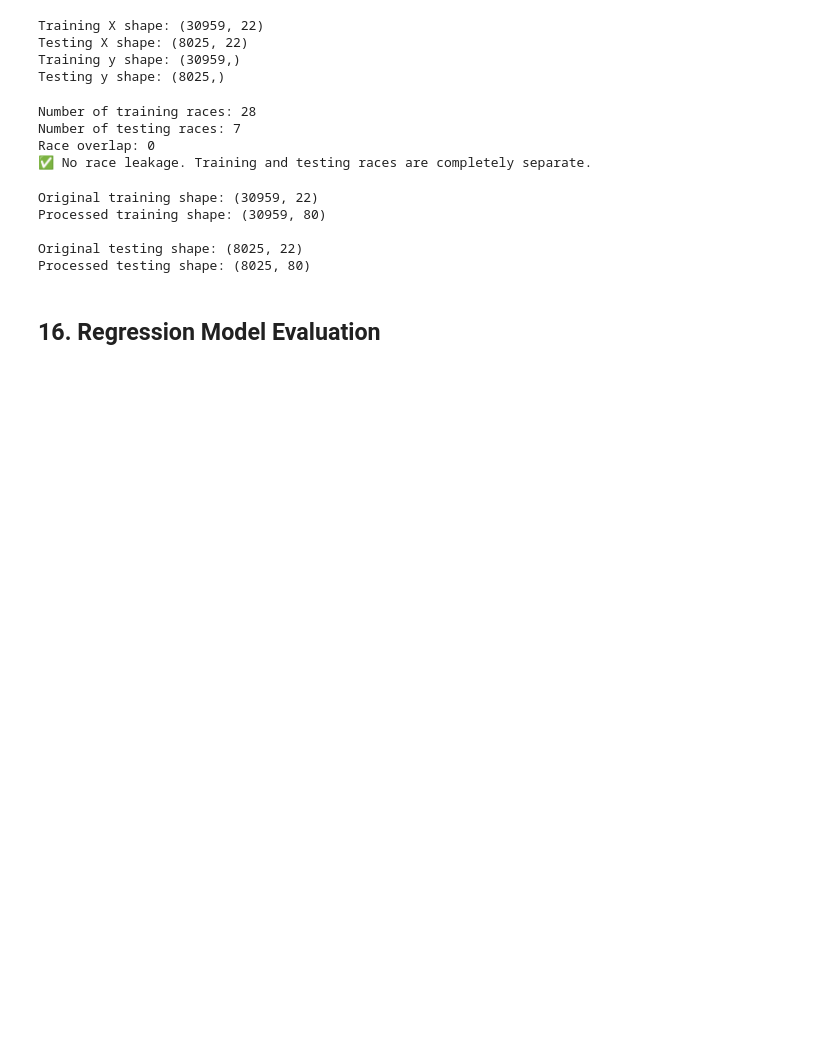
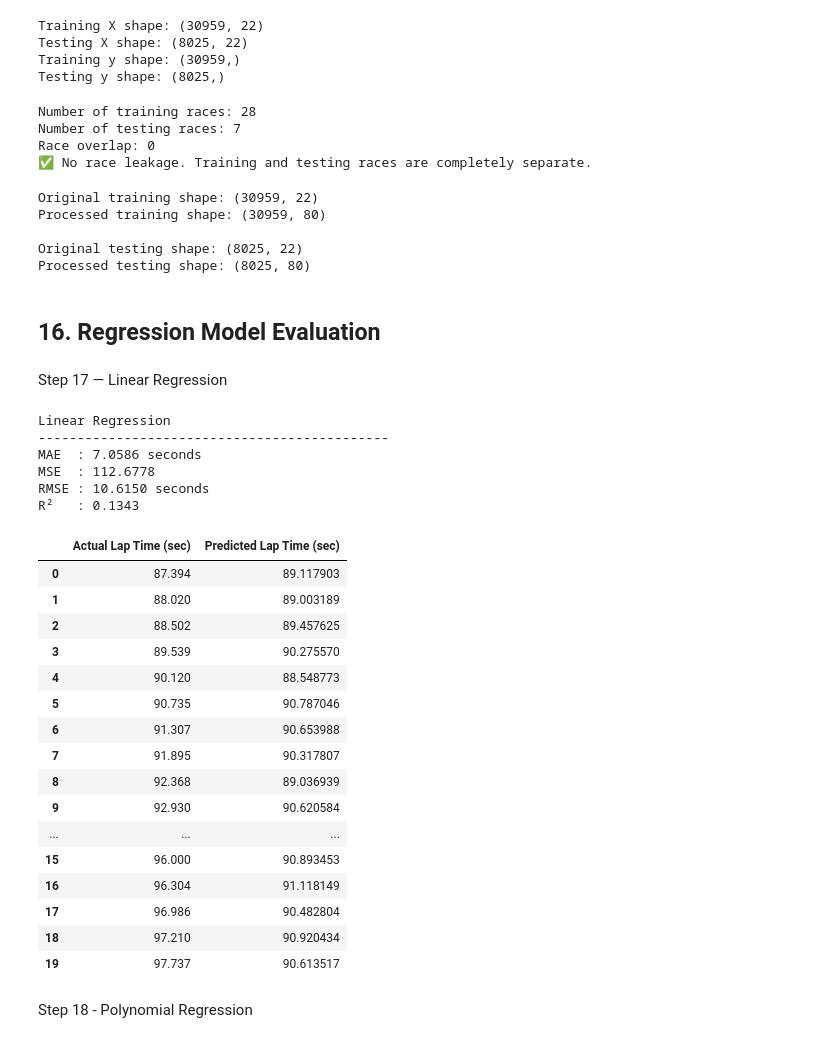
Before and after one commit to TejhashwiniCB/23CSE301-ML-Capstone, a Jupyter notebook: notebooks/regression.ipynb, the cells around one changed output. Cells and saved outputs as stored; diff of their text form; code cells hidden in the pictures; blank space fills up the shorter version.

```diff
--- a/notebooks/regression.ipynb
+++ b/notebooks/regression.ipynb
@@ -704,3 +704,48 @@ def evaluate_model(name, model):
     print(f"R²   : {r2:.4f}")
 
     return model, y_pred
+# %% [markdown]
+Step 17 — Linear Regression
+# %%
+from sklearn.linear_model import LinearRegression
+
+linear_model = LinearRegression()
+
+linear_model, y_pred_linear = evaluate_model(
+    "Linear Regression",
+    linear_model
+)
+# %% [output]
+Linear Regression
+---------------------------------------------
+MAE  : 7.0586 seconds
+MSE  : 112.6778
+RMSE : 10.6150 seconds
+R²   : 0.1343
+# %%
+prediction_comparison = pd.DataFrame({
+    "Actual Lap Time (sec)": y_test.values,
+    "Predicted Lap Time (sec)": y_pred_linear
+})
+
+display(prediction_comparison.head(20))
+# %% [output]
+|  | Actual Lap Time (sec) | Predicted Lap Time (sec) |
+| 0 | 87.394 | 89.117903 |
+| 1 | 88.020 | 89.003189 |
+| 2 | 88.502 | 89.457625 |
+| 3 | 89.539 | 90.275570 |
+| 4 | 90.120 | 88.548773 |
+| 5 | 90.735 | 90.787046 |
+| 6 | 91.307 | 90.653988 |
+| 7 | 91.895 | 90.317807 |
+| 8 | 92.368 | 89.036939 |
+| 9 | 92.930 | 90.620584 |
+| ... | ... | ... |
+| 15 | 96.000 | 90.893453 |
+| 16 | 96.304 | 91.118149 |
+| 17 | 96.986 | 90.482804 |
+| 18 | 97.210 | 90.920434 |
+| 19 | 97.737 | 90.613517 |
+# %% [markdown]
+Step 18 - Polynomial Regression
```
Also changed, not shown: parts of 17 cells of this notebook.
